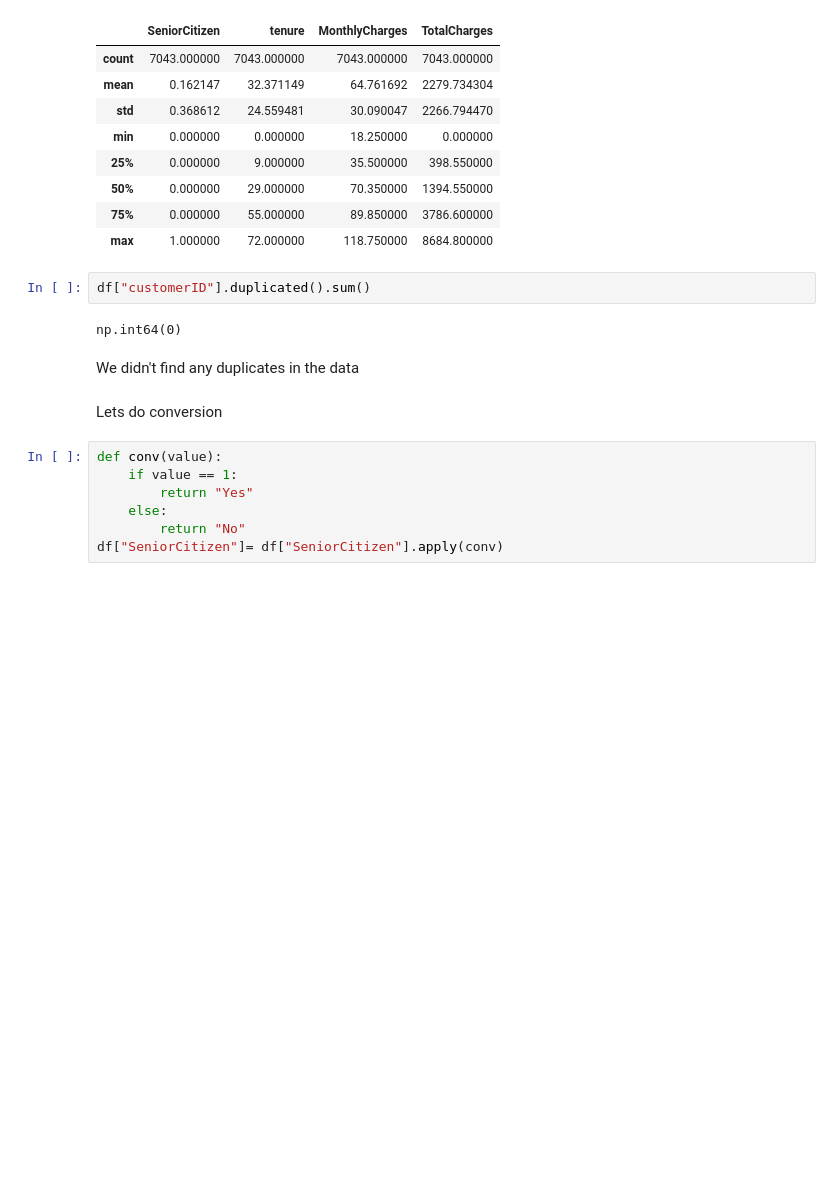
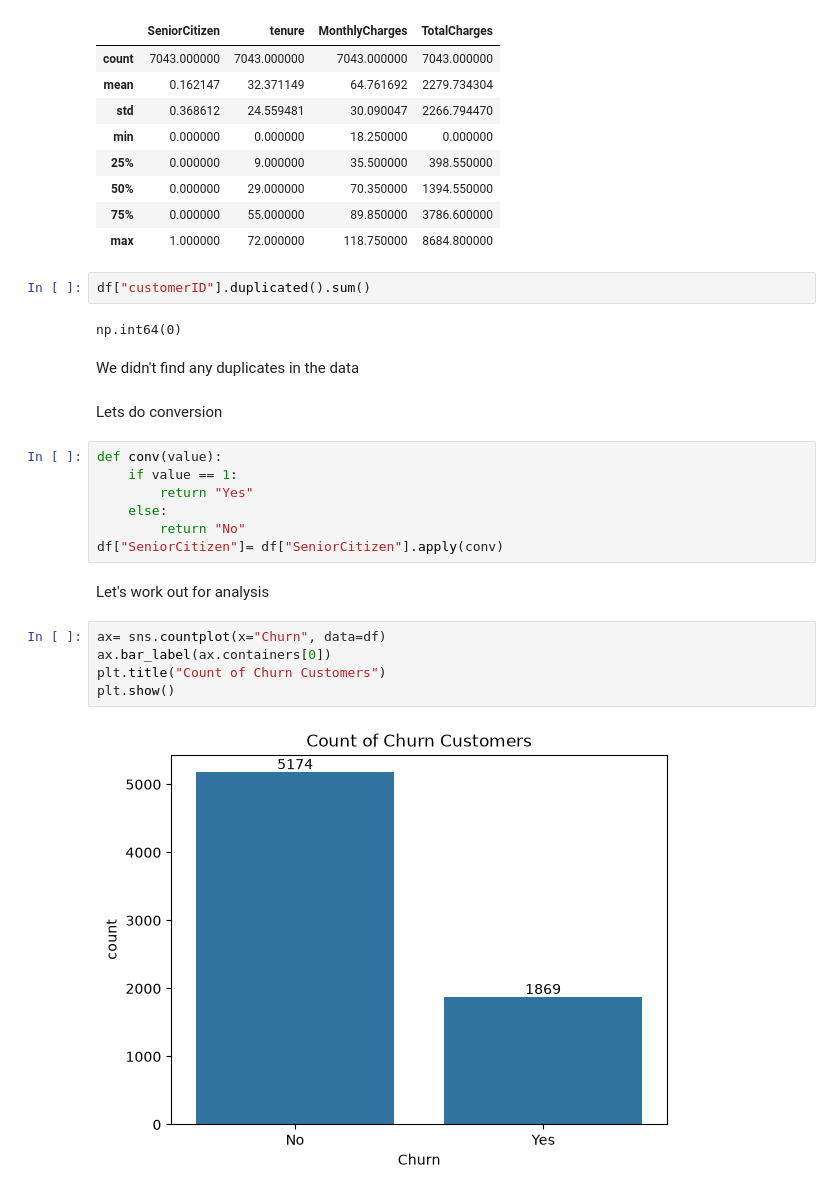
Before and after one commit to anojpradhan/learningDS, a Jupyter notebook: eda.ipynb, the cells around one changed output. Drawn from its saved outputs; the diff is of its cells as text; blank space fills up the shorter version.

Commit message:
churn counts and percentage done

```diff
--- a/eda.ipynb
+++ b/eda.ipynb
@@ -108,3 +108,12 @@ def conv(value):
     else:
         return "No"
 df["SeniorCitizen"]= df["SeniorCitizen"].apply(conv)
+# %% [markdown]
+Let's work out for analysis
+# %%
+ax= sns.countplot(x="Churn", data=df)
+ax.bar_label(ax.containers[0])
+plt.title("Count of Churn Customers")
+plt.show()
+# %% [output]
+[figure, added]
```
Also changed, not shown: parts of 2 cells of this notebook.
